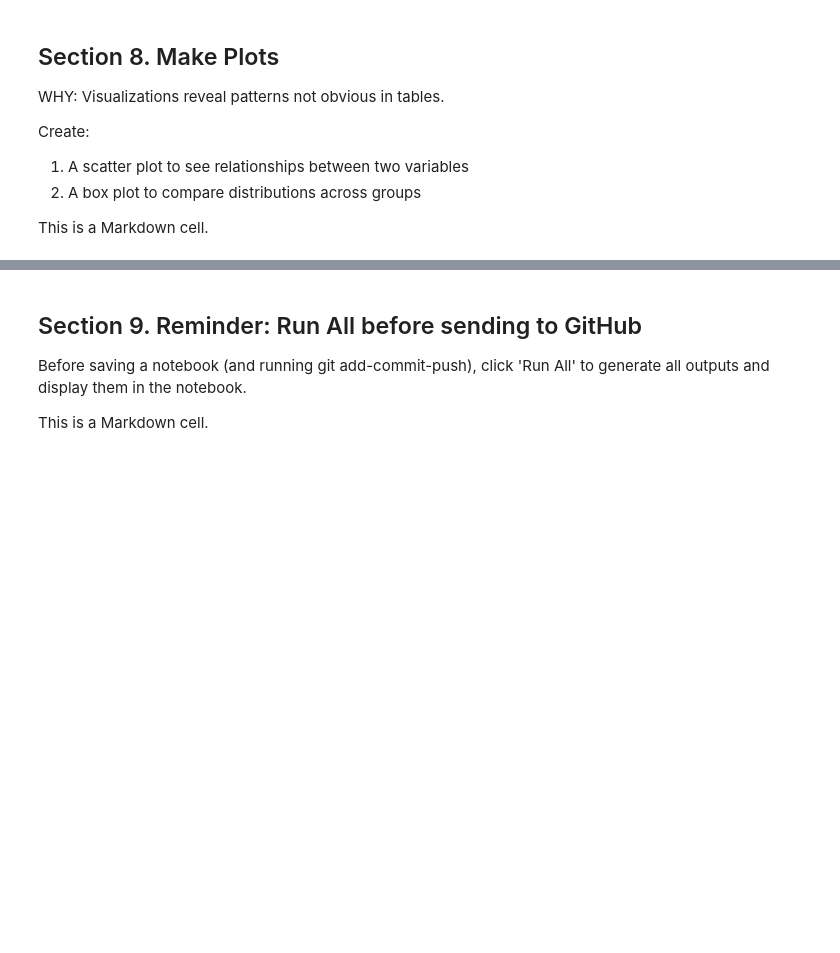
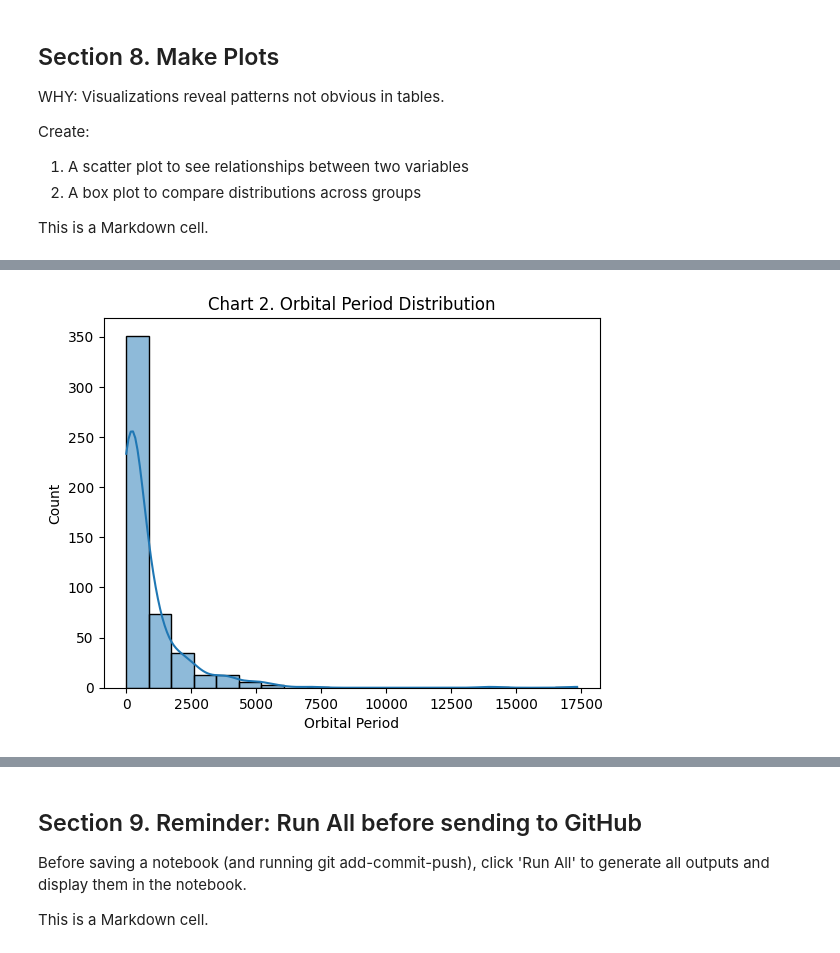
Before and after one commit to TLane521/datafun-07-applied, a Jupyter notebook: notebooks/eda_Tamara.ipynb, the cells around one changed output, grey strips where cells are left out. Saved outputs shown, nothing was run; the diff lists cells and outputs as text; code cells hidden in the pictures; blank space fills up the shorter version.

```diff
--- a/notebooks/eda_Tamara.ipynb
+++ b/notebooks/eda_Tamara.ipynb
@@ -382,0 +336,10 @@ Text(0.5, 1.0, 'Chart 1. Planets Mass vs. Orbital Period (by Number)')
+# %%
+# Section 8 Python cell - histogram of total bills
+
+hist_plt: Axes = sns.histplot(data=planets_clean, x="orbital_period", bins=20, kde=True)
+hist_plt.set_title("Chart 2. Orbital Period Distribution")
+hist_plt.set_xlabel("Orbital Period")
+hist_plt.set_ylabel("Count")
+plt.show()
+# %% [output]
+[figure, added]
```
Also changed, not shown: parts of 5 cells of this notebook.
